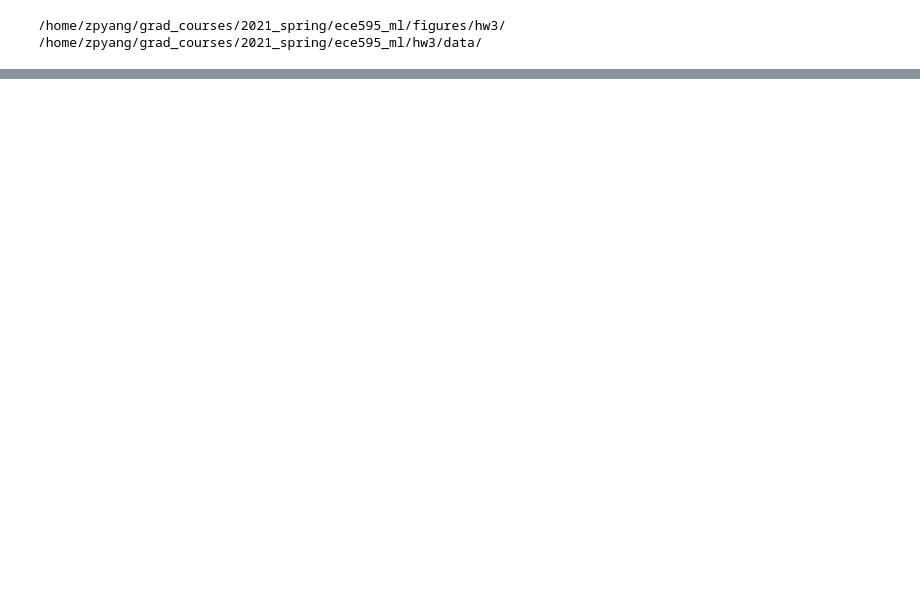
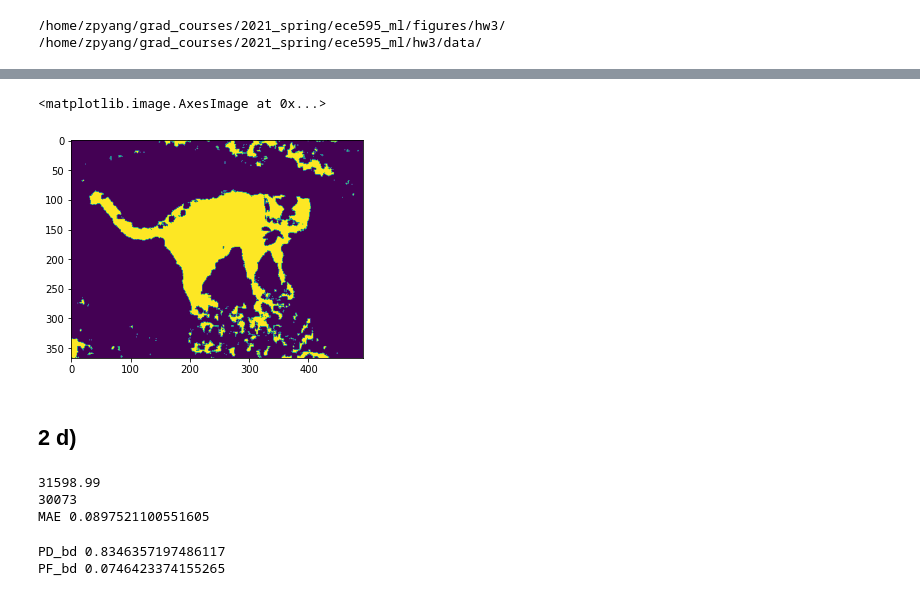
Before and after one commit to zp-yang/grad_courses, a Jupyter notebook: 2021_spring/ece595_ml/hw3.ipynb, the cells around one changed output, grey strips where cells are left out. Drawn from its saved outputs; the diff is of its cells as text; code cells hidden in the pictures; blank space fills up the shorter version.

```diff
--- a/2021_spring/ece595_ml/hw3.ipynb
+++ b/2021_spring/ece595_ml/hw3.ipynb
@@ -22,3 +22,5 @@ train_cat = pd.read_csv(data_path+"train_cat.txt", delimiter=',', header=None)
 train_cat = np.matrix(train_cat)
 train_grass = pd.read_csv(data_path+"train_grass.txt", delimiter=',', header=None)
 train_grass = np.matrix(train_grass)
+n_cat = train_cat.shape[1]
+n_grass = train_grass.shape[1]
@@ -27,0 +88,55 @@ train_grass = np.matrix(train_grass)
+# %%
+invSIG1 = np.linalg.inv(SIG1)
+invSIG0 = np.linalg.inv(SIG0)
+detSIG1 = np.linalg.det(SIG1)
+detSIG0 = np.linalg.det(SIG0)
+
+k1 = np.log(pi1) - 1/2*np.log(detSIG1)
+k0 = np.log(pi0) - 1/2*np.log(detSIG0)
+# %%
+def decision(mu, invSIG, k, x):
+    return -1/2*(x-mu).T @ invSIG @ (x-mu) + k
+
+Y = plt.imread(data_path+"cat_grass.jpg")/255
+M,N = Y.shape
+pred = np.zeros((M-8,N-8))
+tau_vec = []
+for i in range(M-8):
+    for j in range(N-8):
+        block = Y[i:i+8, j:j+8]
+        x = block.reshape(1,-1).T
+        d1 = decision(mu1, invSIG1, k1, x)
+        d0 = decision(mu0, invSIG0, k0, x)
+        if d1 > d0 :
+            pred[i,j] = 1
+pred=pred.astype('int32')
+plt.imshow(pred)
+# %% [output]
+<matplotlib.image.AxesImage at 0x...>
+[figure, added]
+# %% [markdown]
+## 2 d)
+# %%
+truth = plt.imread(data_path+"truth.png")
+print(np.sum(truth))
+truth = truth.astype('int32')
+print(np.sum(truth))
+truth = truth[0:M-8,0:N-8]
+
+MAE = 1/((M-8)*(N-8))*np.sum(np.abs(pred-truth))
+print('MAE',MAE)
+# %% [output]
+31598.99
+30073
+MAE 0.0897521100551605
+# %%
+TP = np.sum(np.floor(((truth + pred)/2)))
+PD_bd = TP/np.sum(truth)
+
+FP = np.sum(pred)-TP
+PF_bd = FP/((M-8)*(N-8)-np.sum(truth))
+print('PD_bd', PD_bd)
+print('PF_bd', PF_bd)
+# %% [output]
+PD_bd 0.8346357197486117
+PF_bd 0.0746423374155265
```
Also changed, not shown: parts of 17 cells of this notebook, 5 other files.
